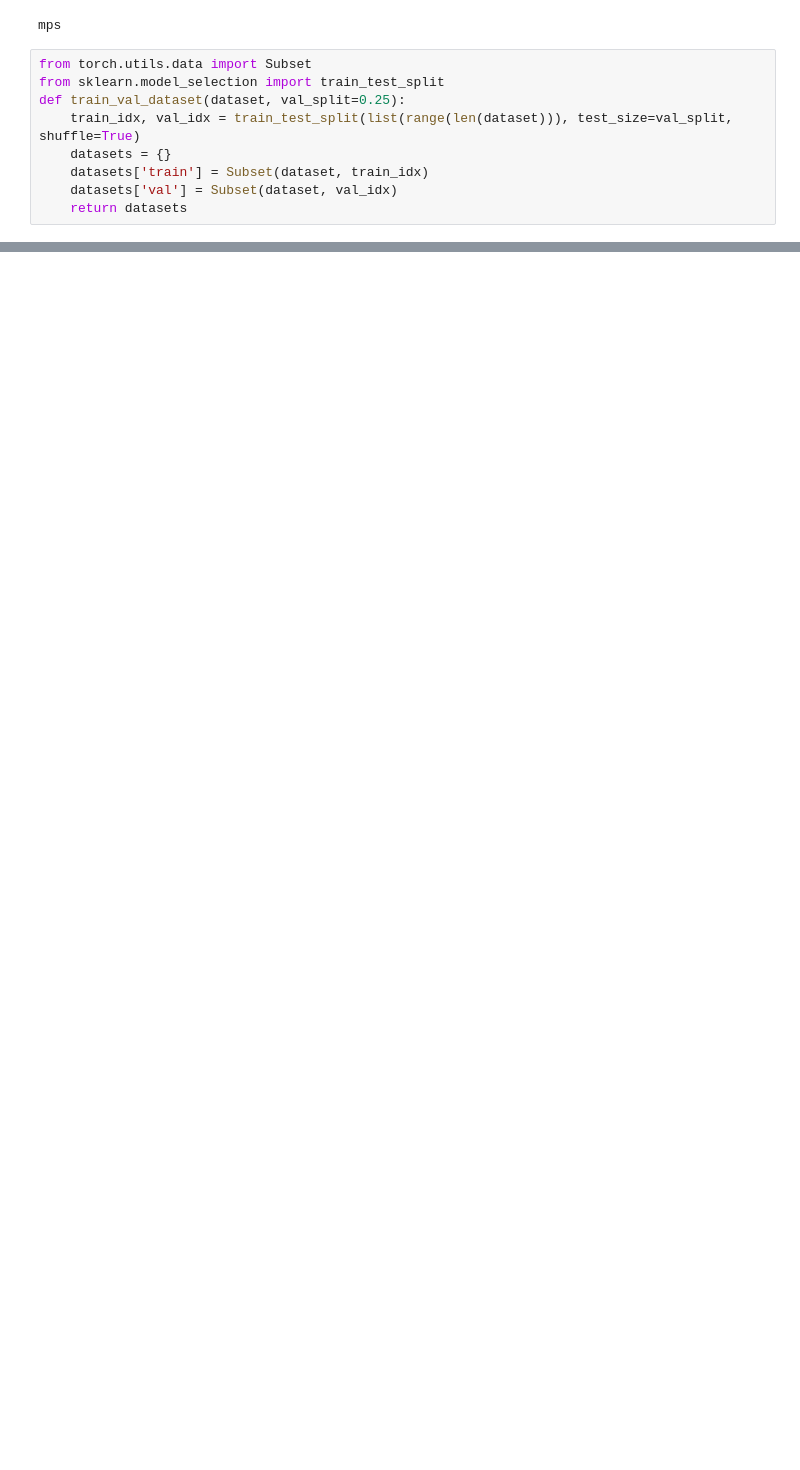
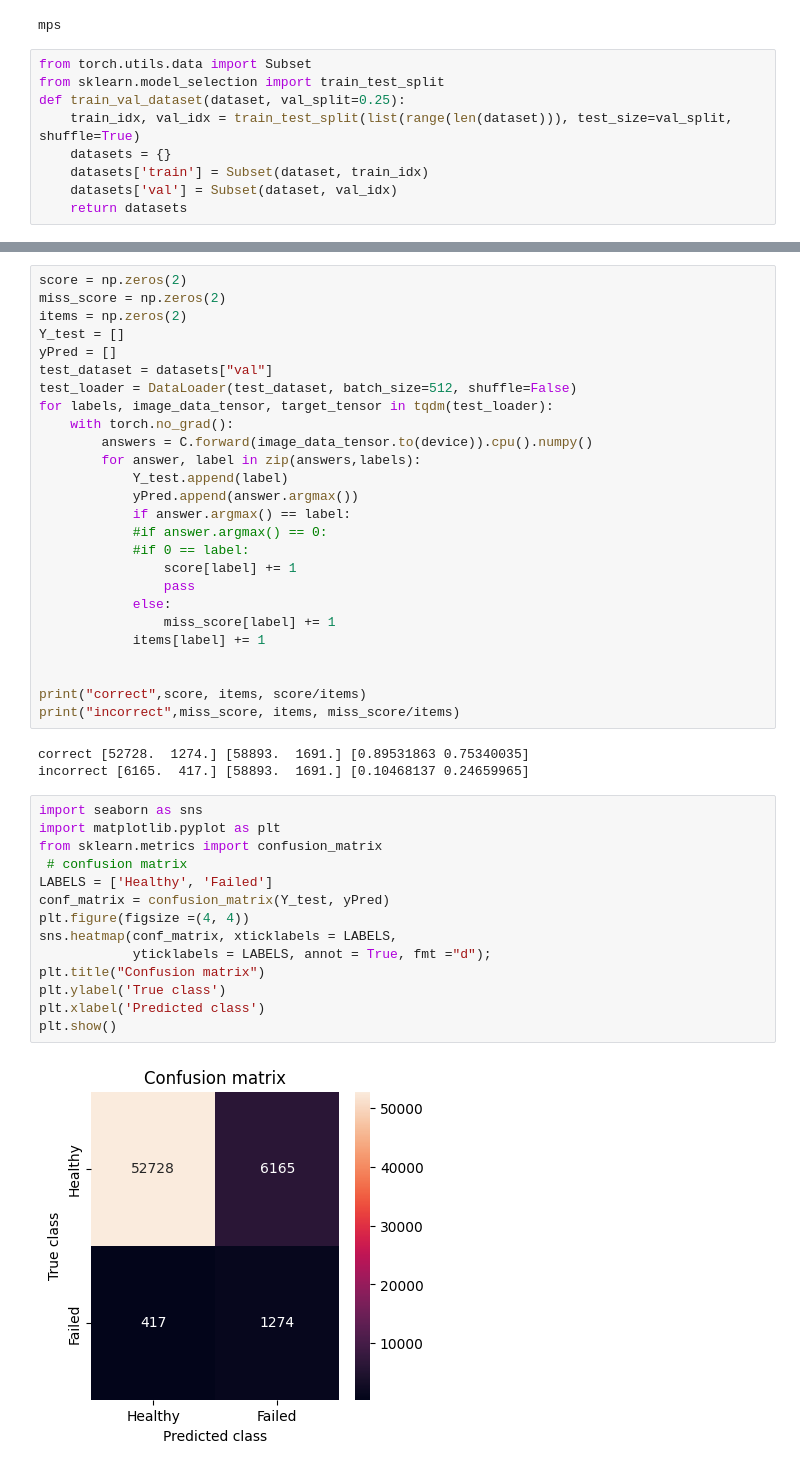
Before and after one commit to heesup/ECS273-Winter2023-Project, a Jupyter notebook: server/failure_detection/train.ipynb, the cells around one changed output, grey strips where cells are left out. Cells and saved outputs as stored; diff of their text form; blank space fills up the shorter version.

```diff
--- a/server/failure_detection/train.ipynb
+++ b/server/failure_detection/train.ipynb
@@ -140,0 +281,45 @@ print(score, items, score/items)
+# %%
+score = np.zeros(2)
+miss_score = np.zeros(2)
+items = np.zeros(2)
+Y_test = []
+yPred = []
+test_dataset = datasets["val"]
+test_loader = DataLoader(test_dataset, batch_size=512, shuffle=False)
+for labels, image_data_tensor, target_tensor in tqdm(test_loader):
+    with torch.no_grad():
+        answers = C.forward(image_data_tensor.to(device)).cpu().numpy()
+        for answer, label in zip(answers,labels):
+            Y_test.append(label)
+            yPred.append(answer.argmax())
+            if answer.argmax() == label:
+            #if answer.argmax() == 0:
+            #if 0 == label:
+                score[label] += 1
+                pass
+            else:
+                miss_score[label] += 1
+            items[label] += 1
+
+
+print("correct",score, items, score/items)
+print("incorrect",miss_score, items, miss_score/items)
+# %% [output]
+correct [52728.  1274.] [58893.  1691.] [0.89531863 0.75340035]
+incorrect [6165.  417.] [58893.  1691.] [0.10468137 0.24659965]
+# %%
+import seaborn as sns
+import matplotlib.pyplot as plt
+from sklearn.metrics import confusion_matrix
+ # confusion matrix
+LABELS = ['Healthy', 'Failed']
+conf_matrix = confusion_matrix(Y_test, yPred)
+plt.figure(figsize =(4, 4))
+sns.heatmap(conf_matrix, xticklabels = LABELS,
+            yticklabels = LABELS, annot = True, fmt ="d");
+plt.title("Confusion matrix")
+plt.ylabel('True class')
+plt.xlabel('Predicted class')
+plt.show()
+# %% [output]
+[figure, added]
```
Also changed, not shown: parts of 7 cells of this notebook.
